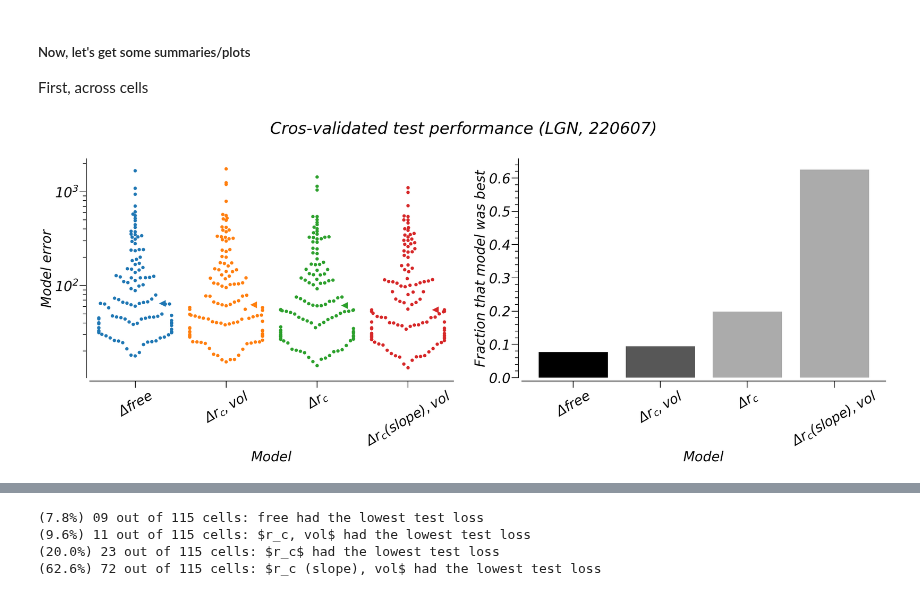
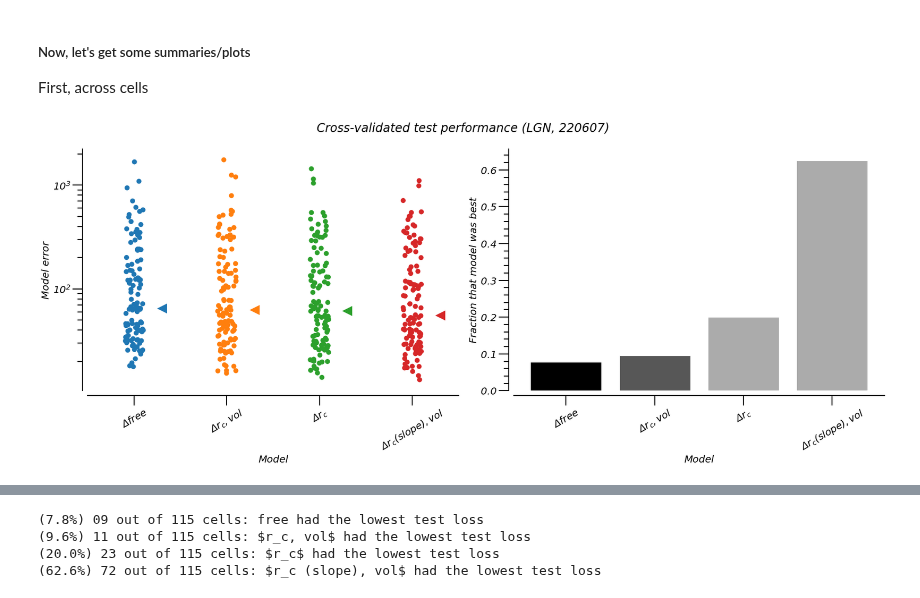
Before and after one commit to paul-levy/SF-diversity, a Jupyter notebook: 01_sfTuning_contrast.ipynb, the cells around one changed output, grey strips where cells are left out. Saved outputs shown, nothing was run; the diff lists cells and outputs as text; code cells hidden in the pictures.

```diff
--- a/01_sfTuning_contrast.ipynb
+++ b/01_sfTuning_contrast.ipynb
@@ -427,6 +370,8 @@ thresh = -1e5;
 
 phAdj = 1;
 # phAdj = 0;
+
+phAdj_str = '_phAdj' if phAdj else ''
 
 nlls_summary_all = [];
 
@@ -587,7 +532,7 @@ First, across cells
 # winners
 
 nrows, ncols = 1, 2;
-f, ax = plt.subplots(nrows, ncols, figsize=(ncols*18,nrows*15))
+f, ax = plt.subplots(nrows, ncols, figsize=(ncols*12,nrows*10))
 use_norm = False;
 monochrome = False;
 alph = 0.5
@@ -609,12 +554,12 @@ else:
 
 if monochrome:
     [ax[0].plot(i+0.3, np.median(vals[:,i,test_ind]), '<', markersize=20, color='k') for i in range(nMods)]
-    sns.swarmplot(ax=ax[0], x=np.tile(np.arange(nMods), nCells),
+    sns.stripplot(ax=ax[0], x=np.tile(np.arange(nMods), nCells),
                   y=hf.flatten_list(np.clip(vals[:,:,test_ind], None, upper_bound)),
                   size = 10, edgecolor='None', alpha=alph, color='k');
 else:
     [ax[0].plot(i+0.3, np.median(vals[:,i,test_ind]), '<', markersize=20) for i in range(nMods)]
-    sns.swarmplot(ax=ax[0], x=np.tile(np.arange(nMods), nCells),
+    sns.stripplot(ax=ax[0], x=np.tile(np.arange(nMods), nCells),
                   y=hf.flatten_list(np.clip(vals[:,:,test_ind], None, upper_bound)),
                   size = 10, edgecolor='None');
 # [ax[0].plot(i+0.15, np.median(vals[:,i,test_ind]), '<', color=param_alpha[nFreeParams[i]], markersize=10) for i in range(nMods)]
@@ -636,32 +581,32 @@ if not use_norm:
 else: # then we don't need minor ticks; otherwise, we do want them
     ax[0].tick_params(axis='y', which='minor', left=False)
 
 ### then, the winners
 # Here's how we can find out which model had the lowest loss across cells
 lowest = np.argmin(nlls_summary_all[:,:,test_ind],axis=1)
 _, freqs = np.unique(lowest, return_counts=True)
 nCells = nlls_summary_all.shape[0]
 
 if monochrome:
     ax[1].bar(range(nMods), height=freqs/np.sum(freqs), color='k')
 else:
     ax[1].bar(range(nMods), height=freqs/np.sum(freqs), color=np.array([param_alpha[x] for x in nFreeParams]))
 ax[1].set_xlabel('Model');
 ax[1].set_ylabel('Fraction that model was best');
 ax[1].tick_params(axis='x', which='minor', bottom=False)
 ax[1].set_xticks(range(nMods));
 ax[1].set_xticklabels(labels=[r'$\Delta$%s' % x for x in names], rotation=30);
 
-f.suptitle('Cros-validated test performance (LGN, %s)' % date);
+f.suptitle('Cross-validated test performance (LGN, %s)' % date);
 f.tight_layout();
 
 # Now save, too
 saveName = "/01_01_02b_cvByCondWinners_%s%s%s%s.pdf" % (date, phAdj_str, norm_str, '_mono' if monochrome else '');
 curr_dir = os.path.dirname(save_loc+saveName);
 if not os.path.exists(curr_dir):
     os.makedirs(curr_dir);
 pdfSv = pltSave.PdfPages(save_loc + saveName);
 pdfSv.savefig(f); # only one figure here...
 pdfSv.close();
 # %% [output]
-[figure, old version]
+[figure, new version]
```
Also changed, not shown: parts of 14 cells of this notebook, 3 other files.
